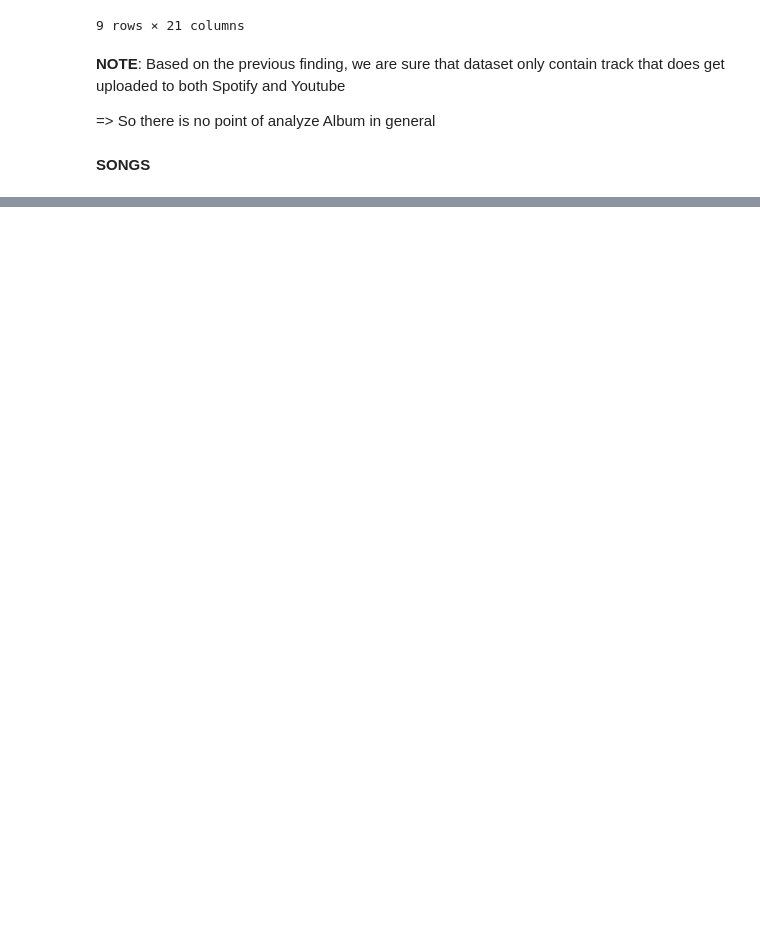
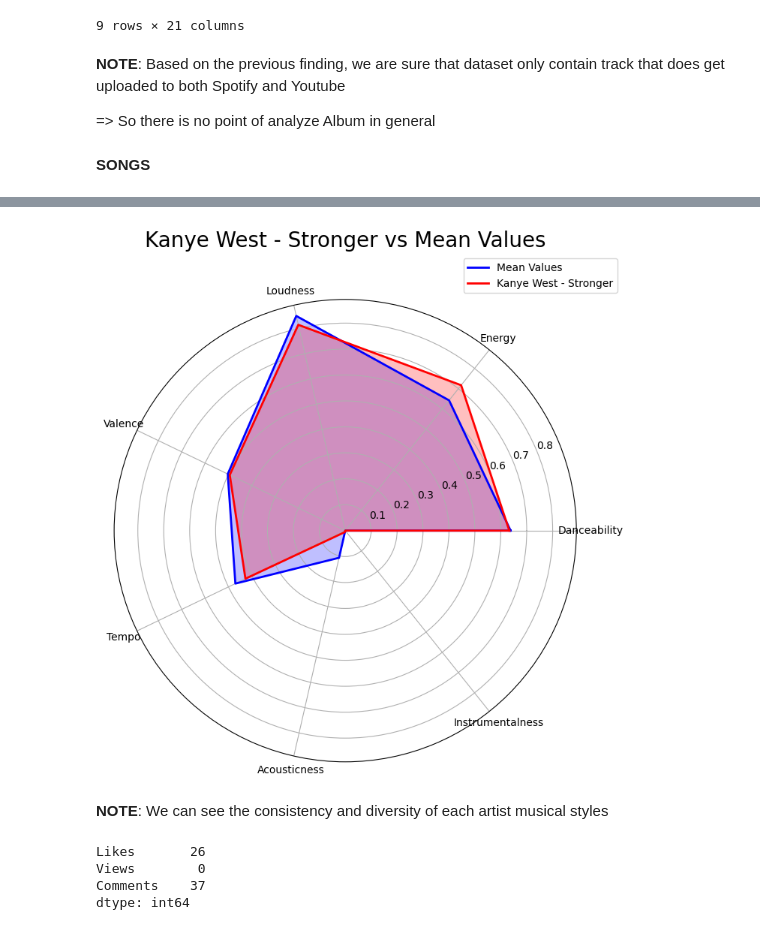
Before and after one commit to pvihung/Song_Analysis, a Jupyter notebook: EDA/SpotifyAnalysisUpdate.ipynb, the cells around one changed output, grey strips where cells are left out. Cells and saved outputs as stored; diff of their text form; code cells hidden in the pictures; blank space fills up the shorter version.

```diff
--- a/EDA/SpotifyAnalysisUpdate.ipynb
+++ b/EDA/SpotifyAnalysisUpdate.ipynb
@@ -268,0 +277,11 @@ std_artist[std_artist.index == 'Kanye West']
+# %%
+from sklearn.preprocessing import MinMaxScaler
+cols = ['Danceability', 'Energy', 'Loudness', 'Valence', 'Tempo', 'Acousticness', 'Instrumentalness']
+scaler = MinMaxScaler()
+songs_scaled = songs.copy()
+songs_scaled[cols] = scaler.fit_transform(songs[cols])
+# %%
+mean_artist = songs_scaled.groupby('Artist')[cols].transform('mean')
+for col in cols:
+    songs_scaled[f'{col}_mean'] = songs_scaled[col] - mean_artist[col]
+songs_scaled.head(10)
@@ -268,0 +330,43 @@ std_artist[std_artist.index == 'Kanye West']
+# %%
+art_mean = (songs_scaled[songs_scaled['Artist'] == 'Kanye West'][cols].mean())
+# %%
+stats = (songs_scaled[(songs_scaled['Artist'] == 'Kanye West') & (songs_scaled['Track'] == 'Stronger')][cols].iloc[0])
+# %%
+labels = cols
+mean_values = art_mean.values.tolist()
+stats_values = stats.values.tolist()
+
+mean_values += mean_values[:1]
+stats_values += stats_values[:1]
+
+angles = np.linspace(0, 2 * np.pi, len(labels), endpoint=False).tolist()
+angles += angles[:1]
+
+fig, ax = plt.subplots(figsize=(8, 8), subplot_kw=dict(polar=True))
+
+# Radar chart 1: Mean Values
+ax.plot(angles, mean_values, color='blue', linewidth=2, label='Mean Values')
+ax.fill(angles, mean_values, color='blue', alpha=0.25)
+
+# Radar chart 2: Stats (Stronger)
+ax.plot(angles, stats_values, color='red', linewidth=2, label='Kanye West - Stronger')
+ax.fill(angles, stats_values, color='red', alpha=0.25)
+
+ax.set_xticks(angles[:-1])
+ax.set_xticklabels(labels)
+
+plot_title = 'Kanye West - Stronger vs Mean Values'
+plt.title(plot_title, size=20, color='black', y=1.1)
+plt.legend(loc='upper right', bbox_to_anchor=(1.1, 1.1))
+plt.show()
+# %% [output]
+[figure, added]
+# %% [markdown]
+**NOTE**: We can see the consistency and diversity of each artist musical styles
+# %%
+songs[['Likes', 'Views', 'Comments']].isnull().sum()
+# %% [output]
+Likes       26
+Views        0
+Comments    37
+dtype: int64
```
Also changed, not shown: parts of 24 cells of this notebook.
